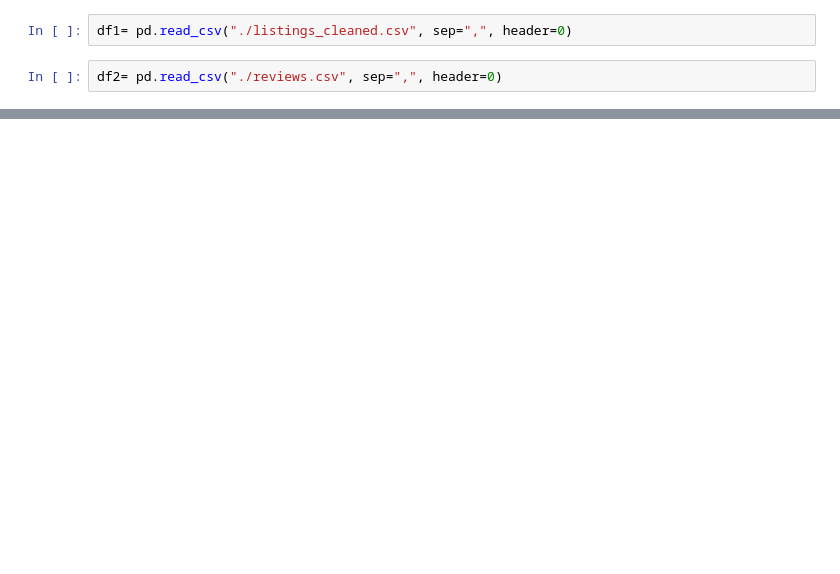
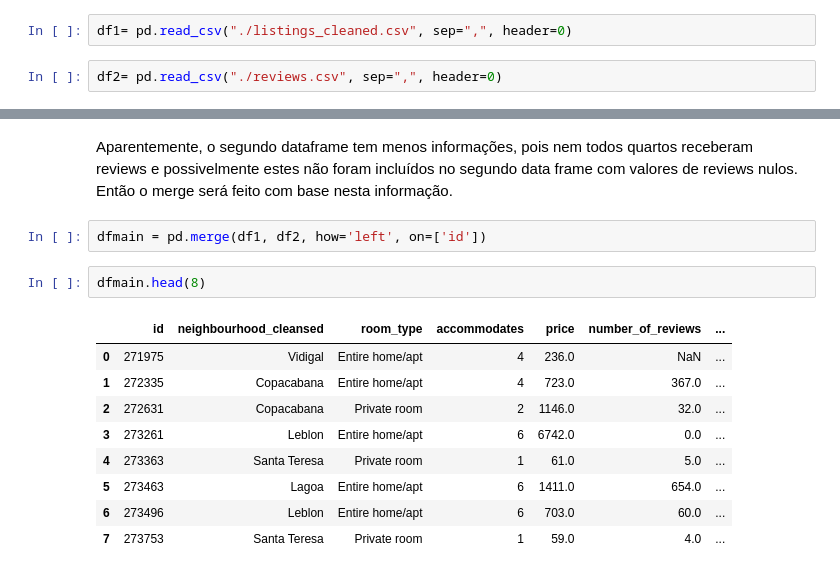
Before and after one commit to dingosin/analisedados, a Jupyter notebook: Aulas/analisedados.ipynb, the cells around one changed output, grey strips where cells are left out. Saved outputs shown, nothing was run; the diff lists cells and outputs as text; blank space fills up the shorter version.

```diff
--- a/Aulas/analisedados.ipynb
+++ b/Aulas/analisedados.ipynb
@@ -40,0 +78,16 @@ df2.head(8)
+# %% [markdown]
+Aparentemente, o segundo dataframe tem menos informações, pois nem todos quartos receberam reviews e possivelmente estes não foram incluídos no segundo data frame com valores de reviews nulos. Então o merge será feito com base nesta informação.
+# %%
+dfmain = pd.merge(df1, df2, how='left', on=['id'])
+# %%
+dfmain.head(8)
+# %% [output]
+|  | id | neighbourhood_cleansed | room_type | accommodates | price | number_of_reviews | ... |
+| 0 | 271975 | Vidigal | Entire home/apt | 4 | 236.0 | NaN | ... |
+| 1 | 272335 | Copacabana | Entire home/apt | 4 | 723.0 | 367.0 | ... |
+| 2 | 272631 | Copacabana | Private room | 2 | 1146.0 | 32.0 | ... |
+| 3 | 273261 | Leblon | Entire home/apt | 6 | 6742.0 | 0.0 | ... |
+| 4 | 273363 | Santa Teresa | Private room | 1 | 61.0 | 5.0 | ... |
+| 5 | 273463 | Lagoa | Entire home/apt | 6 | 1411.0 | 654.0 | ... |
+| 6 | 273496 | Leblon | Entire home/apt | 6 | 703.0 | 60.0 | ... |
+| 7 | 273753 | Santa Teresa | Private room | 1 | 59.0 | 4.0 | ... |
```
Also changed, not shown: parts of 29 cells of this notebook.
